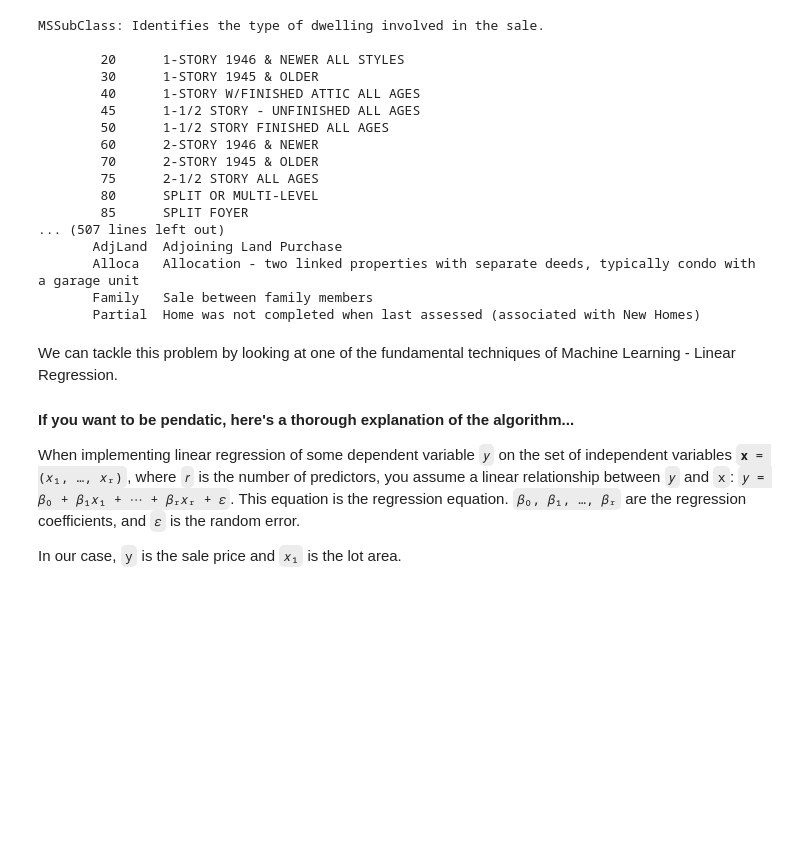
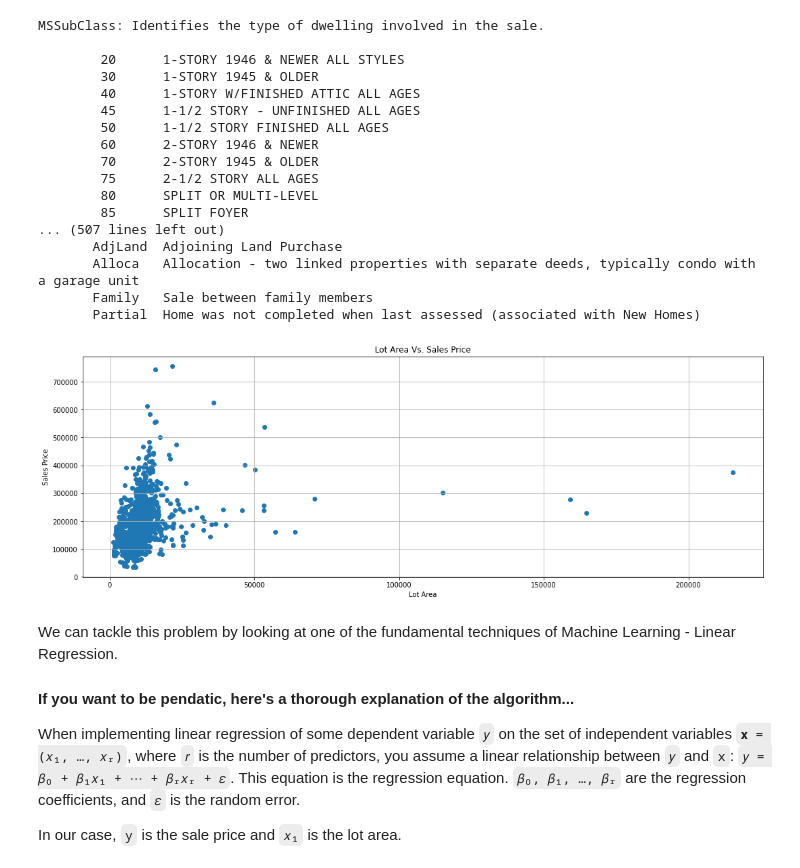
Before and after one commit to landmann/data_science_exercises, a Jupyter notebook: class_7/Class 7.ipynb, the cells around one changed output. Drawn from its saved outputs; the diff is of its cells as text; code cells hidden in the pictures; blank space fills up the shorter version.

```diff
--- a/class_7/Class 7.ipynb
+++ b/class_7/Class 7.ipynb
@@ -75,3 +73,13 @@ MSSubClass: Identifies the type of dwelling involved in the sale.
+# %%
+# How significant is the LotArea? Plot it against the Sales Price.
+## LotArea in the x axis and Sales Price in the y axis.
+## HINT: you'll need a scatter plot.
+plt.scatter(y=data['SalePrice'], x=data['LotArea'])
+plt.ylabel("Sales Price")
+plt.xlabel("Lot Area")
+plt.title("Lot Area Vs. Sales Price");
+# %% [output]
+[figure, added]
 # %% [markdown]
 We can tackle this problem by looking at one of the fundamental techniques of Machine Learning - Linear Regression.
 
```
Also changed, not shown: parts of 22 cells of this notebook, 5 other files.
